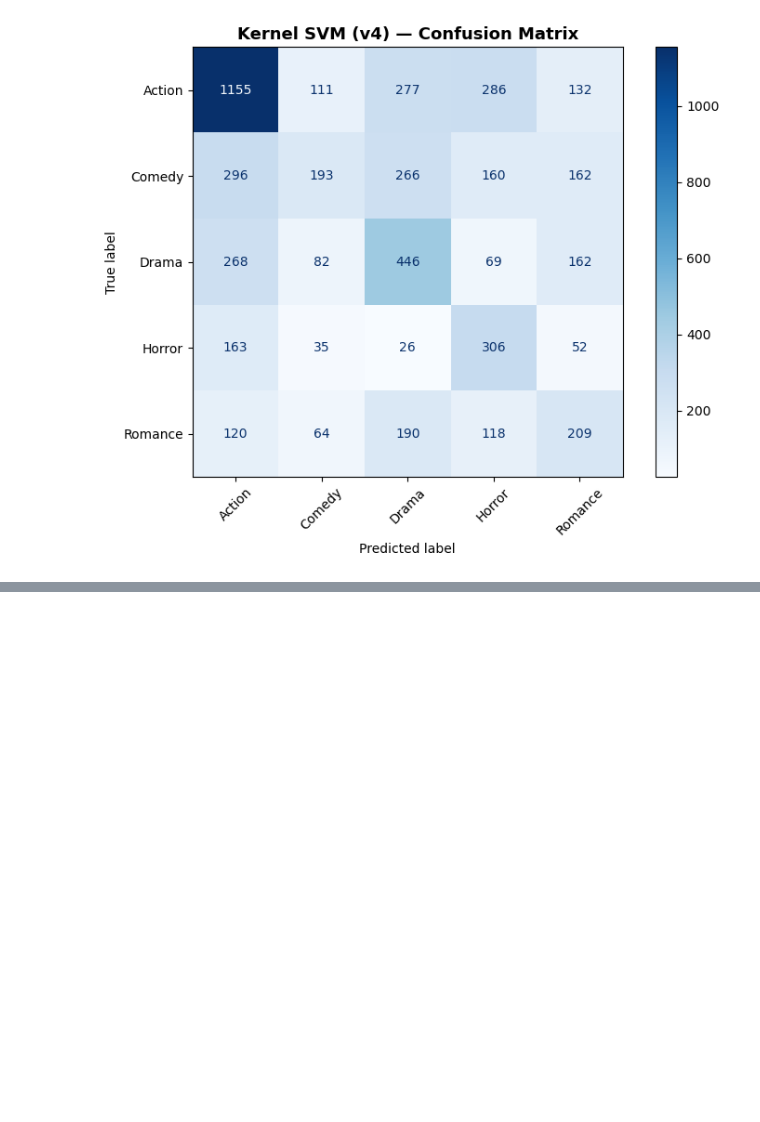
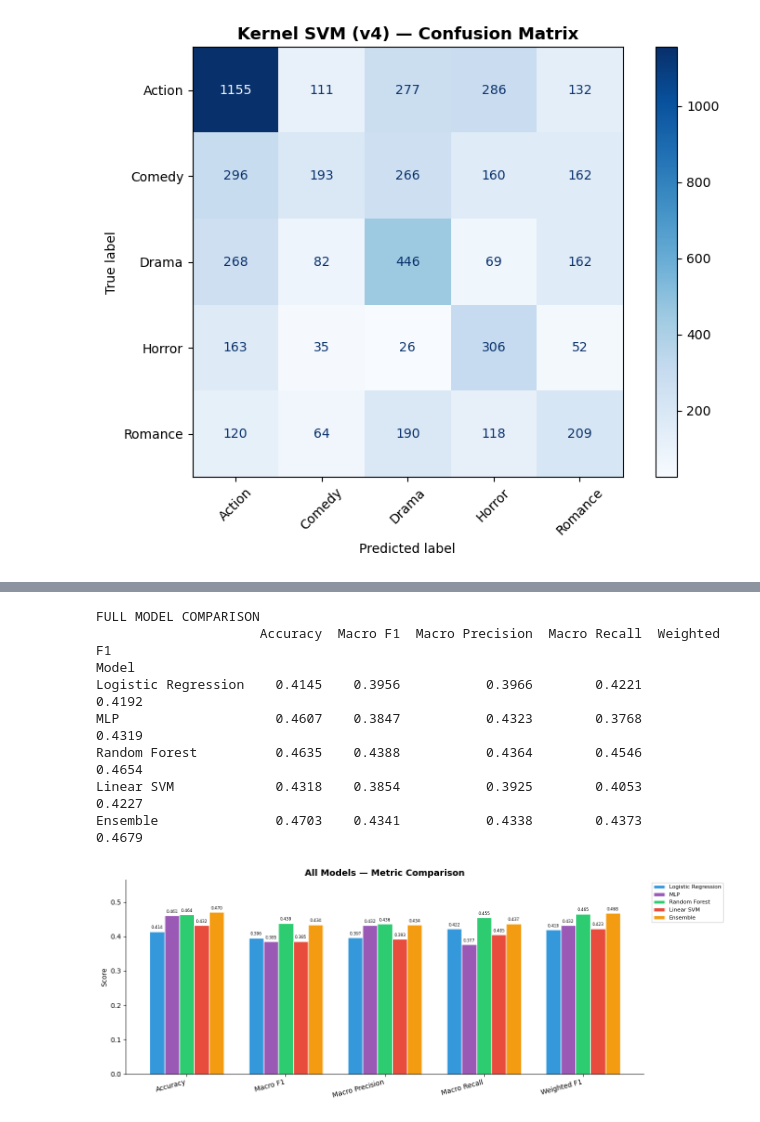
Before and after one commit to angml/FemaleRep_ML_Project, a Jupyter notebook: Models.ipynb, the cells around one changed output, grey strips where cells are left out. Cells and saved outputs as stored; diff of their text form; code cells hidden in the pictures; blank space fills up the shorter version.

Commit message:
Added model metrics comparisons at the end

```diff
--- a/Models.ipynb
+++ b/Models.ipynb
@@ -620,3 +617,62 @@ Classification Report:
    macro avg       0.43      0.44      0.43      5348
 weighted avg       0.47      0.47      0.47      5348
 [figure]
+# %%
+# Comparing metrics for all models
+
+# Convert MLP predictions to numpy
+y_pred_mlp = predictions.numpy()
+
+results = {}
+for name, y_pred_model in [
+    ("Logistic Regression", y_pred),
+    ("MLP",                 y_pred_mlp),
+    ("Random Forest",       y_pred_rf),
+    ("Linear SVM",          y_pred_svm),
+    ("Ensemble",            y_pred_ens),
+]:
+    results[name] = {
+        "Accuracy":        round(accuracy_score(y_test, y_pred_model), 4),
+        "Macro F1":        round(f1_score(y_test, y_pred_model, average="macro"), 4),
+        "Macro Precision": round(precision_score(y_test, y_pred_model, average="macro"), 4),
+        "Macro Recall":    round(recall_score(y_test, y_pred_model, average="macro"), 4),
+        "Weighted F1":     round(f1_score(y_test, y_pred_model, average="weighted"), 4),
+    }
+
+comparison_df = pd.DataFrame(results).T
+comparison_df.index.name = "Model"
+print("FULL MODEL COMPARISON")
+print(comparison_df.to_string())
+
+# Bar chart
+fig, ax = plt.subplots(figsize=(13, 5))
+x = np.arange(len(comparison_df.columns))
+width = 0.15
+colors = ["#3498db", "#9b59b6", "#2ecc71", "#e74c3c", "#f39c12"]
+
+for i, (model_name, color) in enumerate(zip(comparison_df.index, colors)):
+    bars = ax.bar(x + i * width, comparison_df.loc[model_name],
+                  width, label=model_name, color=color, edgecolor="white")
+    for bar in bars:
+        ax.text(bar.get_x() + bar.get_width()/2, bar.get_height() + 0.005,
+                f"{bar.get_height():.3f}", ha="center", va="bottom", fontsize=6)
+
+ax.set_title("All Models — Metric Comparison", fontsize=13, fontweight="bold")
+ax.set_xticks(x + width * 2)
+ax.set_xticklabels(comparison_df.columns, rotation=15, ha="right")
+ax.set_ylabel("Score")
+ax.set_ylim(0, comparison_df.values.max() * 1.2)
+ax.legend(fontsize=8, bbox_to_anchor=(1.01, 1), loc="upper left")
+sns.despine()
+plt.tight_layout()
+plt.show()
+# %% [output]
+FULL MODEL COMPARISON
+                     Accuracy  Macro F1  Macro Precision  Macro Recall  Weighted F1
+Model
+Logistic Regression    0.4145    0.3956           0.3966        0.4221       0.4192
+MLP                    0.4607    0.3847           0.4323        0.3768       0.4319
+Random Forest          0.4635    0.4388           0.4364        0.4546       0.4654
+Linear SVM             0.4318    0.3854           0.3925        0.4053       0.4227
+Ensemble               0.4703    0.4341           0.4338        0.4373       0.4679
+[figure, added]
```
Also changed, not shown: parts of 14 cells of this notebook.
